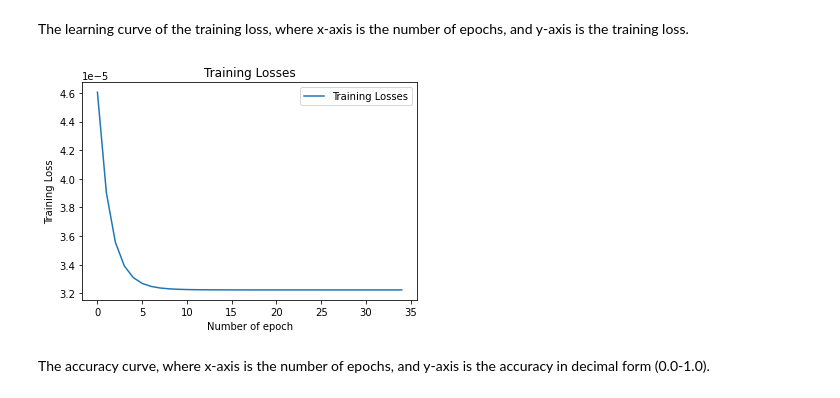
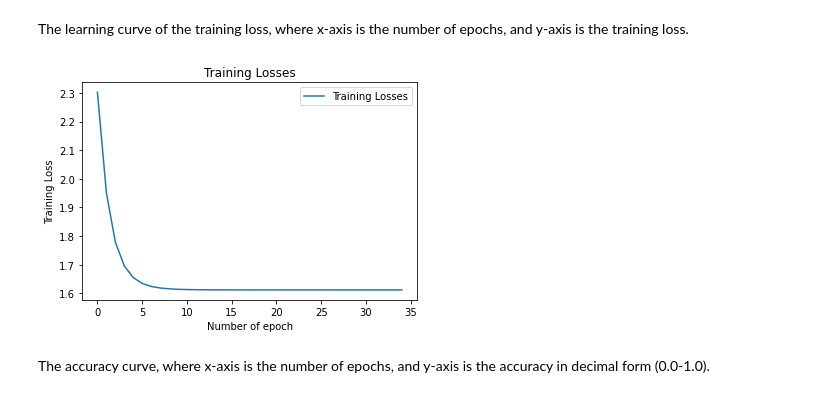
Before and after one commit to nklapste/CMPUT_466_coding_assignment_2, a Jupyter notebook: c2p1.ipynb, the cells around one changed output. Drawn from its saved outputs; the diff is of its cells as text; code cells hidden in the pictures.

Commit message:
adding science question
* refactoring plotting

```diff
--- a/c2p1.ipynb
+++ b/c2p1.ipynb
@@ -170,7 +170,7 @@ def train(X_train, t_train, X_val, t_val):
         # monitor model behavior after each epoch
 
         # 1. Compute the training loss by averaging loss_this_epoch
-        loss_this_epoch = loss_this_epoch / (int(np.ceil(batch_size)))
+        loss_this_epoch = loss_this_epoch / (int(np.ceil(N_train/batch_size)))
         val_acc, num_correct, num_incorrect = getAccuracy(X_val, t_val, w)
         print(f"epoch {epoch:>3}/{MaxIter:<2} loss:{loss_this_epoch:.18f} val_acc:{val_acc:.6f} correct|incorrect:{num_correct}|{num_incorrect}")
         losses_train.append(loss_this_epoch)
@@ -187,6 +187,26 @@ def train(X_train, t_train, X_val, t_val):
 
     # Return some variables as needed
     return epoch_best, losses_train, acc_val, acc_best, w_best
+
+
+def plot_training_losses(losses_train):
+    fig = plt.figure()
+    plt.plot(losses_train, label="Training Losses")
+    plt.title("Training Losses")
+    plt.legend()
+    plt.xlabel('Number of epoch')
+    plt.ylabel('Training Loss')
+    plt.show()
+
+
+def plot_training_accuracy(acc_val):
+    fig = plt.figure()
+    plt.plot(acc_val, label="Validation Accuracy")
+    plt.title("Validation Accuracy")
+    plt.legend()
+    plt.xlabel('Number of epoch')
+    plt.ylabel('Validation Accuracy')
+    plt.show()
 # %%
 
 epoch_best, losses_train, acc_val, acc_best, W_best = train(X_train, t_train, X_val, t_val)
@@ -213,17 +233,10 @@ best epoch: 34 acc:0.820000
 # %% [markdown]
 The learning curve of the training loss, where x-axis is the number of epochs,
 and y-axis is the training loss.
-# %%
-
-fig = plt.figure()
-plt.plot(losses_train, label="Training Losses")
-plt.title("Training Losses")
-plt.legend()
-plt.xlabel('Number of epoch')
-plt.ylabel('Training Loss')
-plt.show()
-# %% [output]
-[figure, removed]
+# %%
+plot_training_losses(losses_train)
+# %% [output]
+[figure, added]
 # %% [markdown]
 The accuracy curve, where x-axis is the number of epochs, and y-axis is the
 accuracy in decimal form (0.0-1.0).
```
Also changed, not shown: parts of 5 cells of this notebook.
